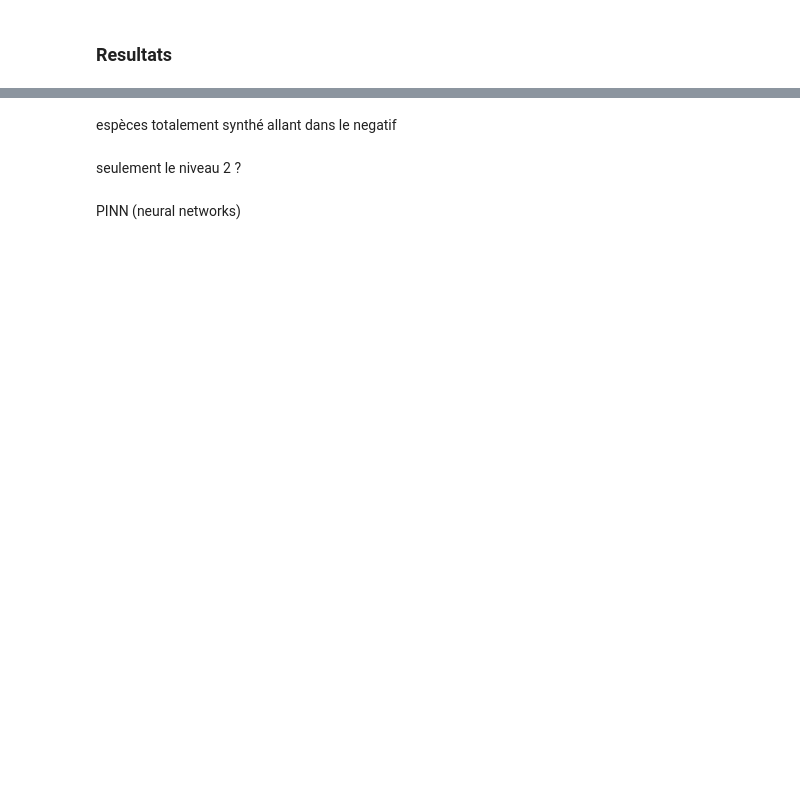
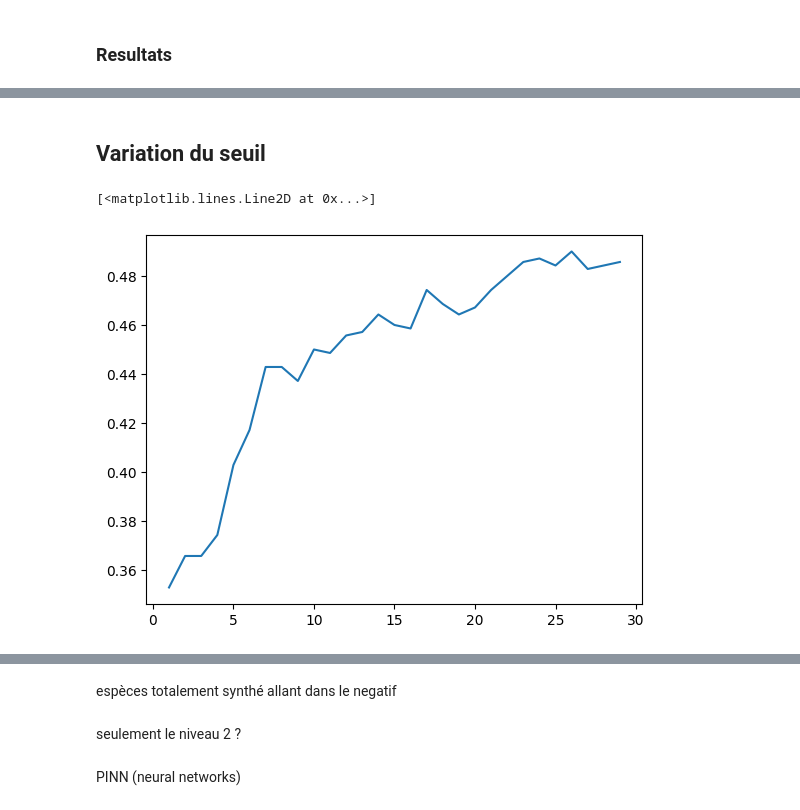
Before and after one commit to Tony-sama/boreal-forest, a Jupyter notebook: Analyse des données.ipynb, the cells around one changed output, grey strips where cells are left out. Drawn from its saved outputs; the diff is of its cells as text; code cells hidden in the pictures; blank space fills up the shorter version.

```diff
--- a/Analyse des données.ipynb
+++ b/Analyse des données.ipynb
@@ -446,6 +540,0 @@ cpt_inf
-# %%
-pd_stat = pd.DataFrame( [ [cpt["incoherent_ninf"], cpt["not_influent_ninf"], cpt["influent_ninf"]], [cpt["incoherent_inf"], cpt["not_influent_inf"], cpt["influent_inf"]]],
-                       columns=["incoherent", "not_influent", "influences_totale"], index=["A nul","A non nul" ])
-
-pd_stat_inf = pd.DataFrame( [ [cpt_inf["neg_neg"], cpt_inf["neg_pos"]], [cpt_inf["pos_neg"], cpt_inf["pos_pos"]]],
-                       columns=["influent neg", "influences pos"], index=["A neg","A pos" ])
@@ -479,0 +541,3 @@ pd_stat_inf
+# %%
+l_infuences_x = [inf for inf in l_infuences if not "_y" in inf.target[0]]
+l_infuences_y = [inf for inf in l_infuences if "_y" in inf.target[0]]
@@ -479,0 +554,15 @@ pd_stat_inf
+# %%
+def precision(pd_stat):
+    pd_red = pd_stat.loc[["A nul", "A neg", "A pos"], ["not_influent","influence neg","influence pos"]]
+    accuracy = np.trace(pd_red.values) / pd_red.values.sum()
+    return accuracy
+
+def sensibilite(pd_stat):
+    pd_red = pd_stat.loc[["A nul", "A neg", "A pos"], ["not_influent","influence neg","influence pos"]]
+    recall = pd_red.div(pd_red.sum(axis=1), axis=0)
+    return np.diag(recall)
+
+def fiabilite(pd_stat):
+    pd_red = pd_stat.loc[["A nul", "A neg", "A pos"], ["not_influent","influence neg","influence pos"]]
+    precision = pd_red.div(pd_red.sum(axis=0), axis=1)
+    return np.diag(precision )
@@ -479,0 +625,17 @@ pd_stat_inf
+# %% [markdown]
+## Variation du seuil
+# %%
+MIN_INFLUENCE_SUPPORT_V = np.arange(1, 30)
+
+x_h1_v = [heuristique_1(l_infuences_x, min_support) for min_support in MIN_INFLUENCE_SUPPORT_V]
+pd_stat_x_h1_v = [table_stat(h1) for h1 in  x_h1_v]
+prec_x_v = [precision(pd_stat) for pd_stat in pd_stat_x_h1_v]
+
+y_h1_v = [heuristique_1(l_infuences_y, min_support) for min_support in MIN_INFLUENCE_SUPPORT_V]
+pd_stat_y_h1_v = [table_stat(h1) for h1 in  y_h1_v]
+prec_y_v = [precision(pd_stat) for pd_stat in pd_stat_y_h1_v]
+# %%
+plt.plot(MIN_INFLUENCE_SUPPORT_V, prec_x_v)
+# %% [output]
+[<matplotlib.lines.Line2D at 0x...>]
+[figure, added]
```
Also changed, not shown: parts of 53 cells of this notebook, 6 other files.
